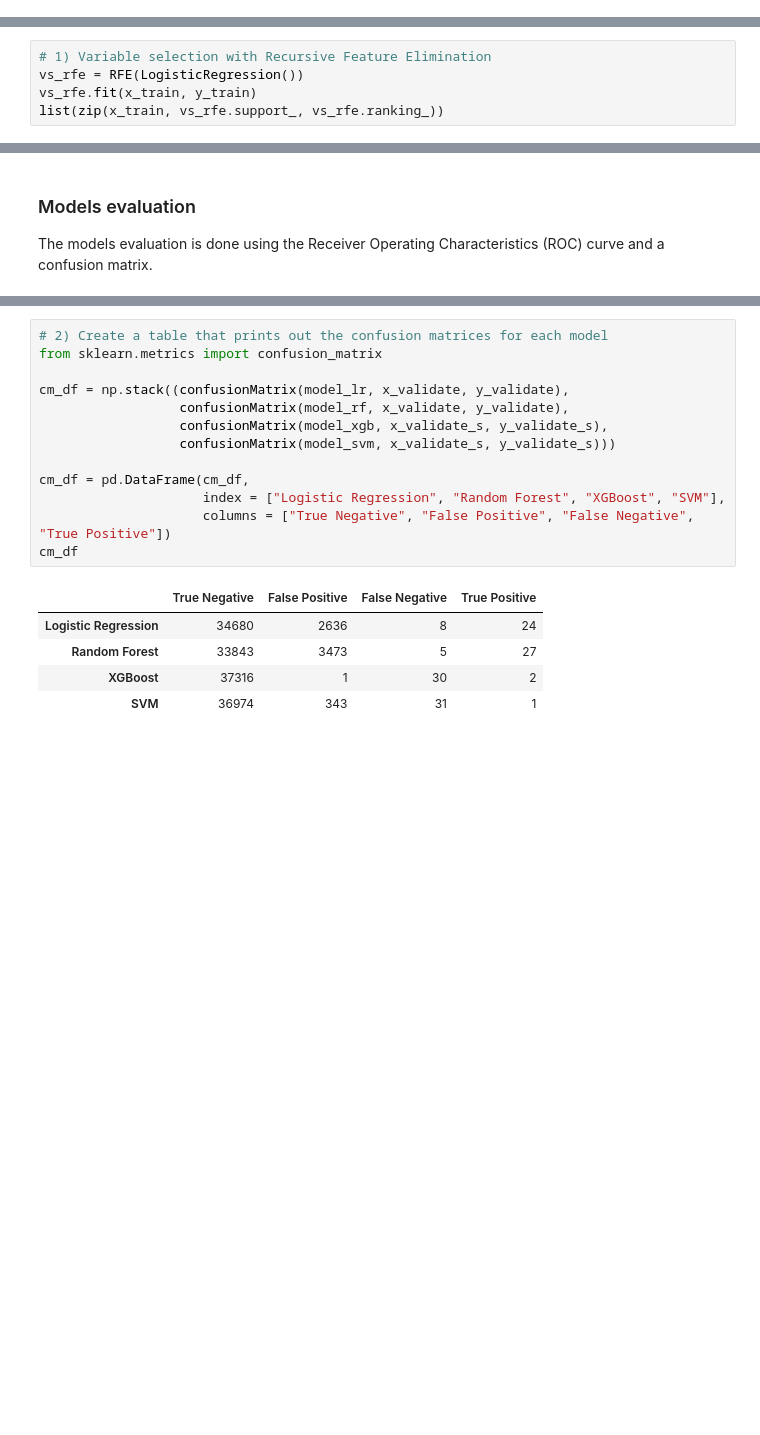
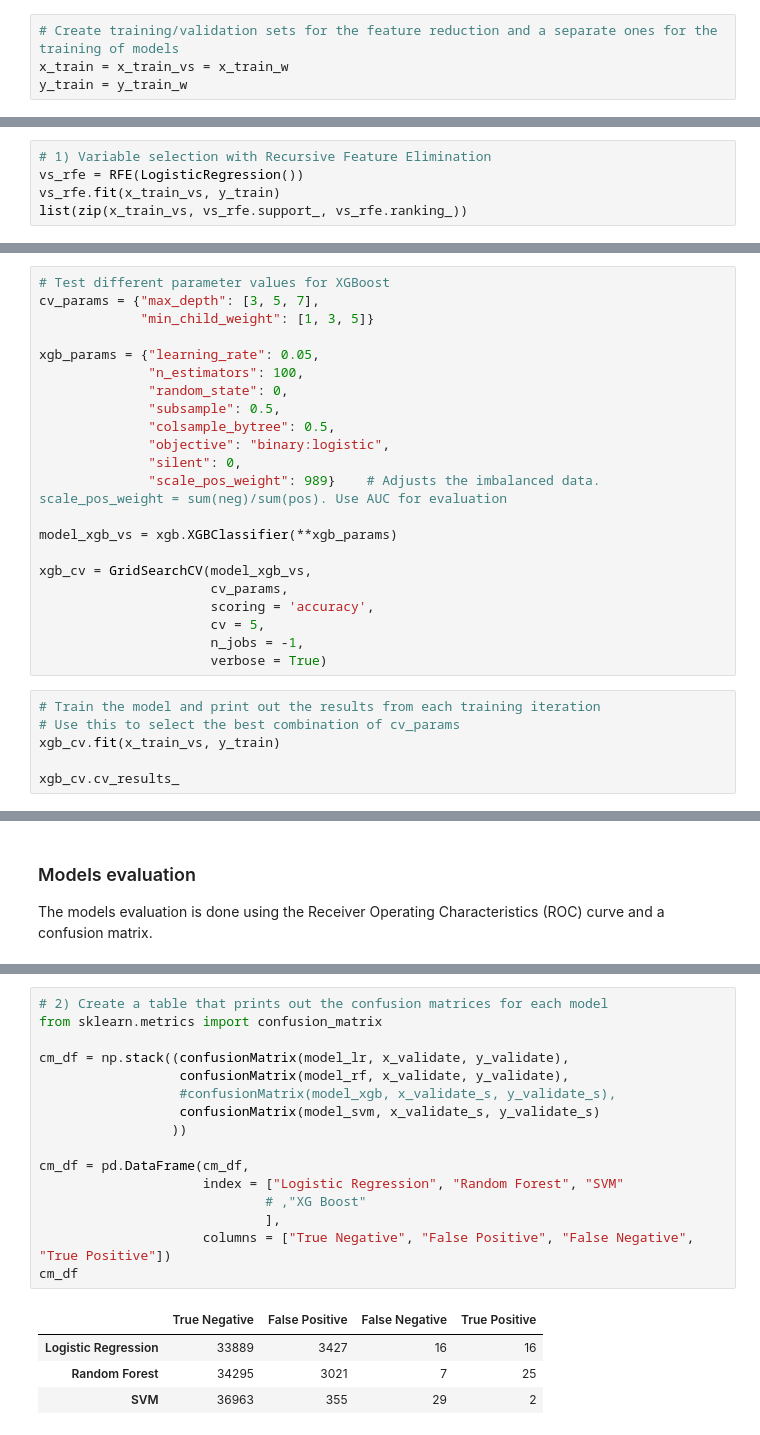
Before and after one commit to vatodorov/ImbalancedDataModels, a Jupyter notebook: ml_models_pipeline.ipynb, the cells around one changed output, grey strips where cells are left out. Drawn from its saved outputs; the diff is of its cells as text; blank space fills up the shorter version.

```diff
--- a/ml_models_pipeline.ipynb
+++ b/ml_models_pipeline.ipynb
@@ -519,9 +566,13 @@ x_train = x_train.drop(drop_col, axis = 1)
+# %%
+# Create training/validation sets for the feature reduction and a separate ones for the training of models
+x_train = x_train_vs = x_train_w
+y_train = y_train_w
 # %% [markdown]
 ### Variable selection
 The next step in the model development process is to find the features that are most predictive for the outcome. I'll use recursive feature elimination and Random Forest for finding the features that are important.
 # %%
 # 1) Variable selection with Recursive Feature Elimination
 vs_rfe = RFE(LogisticRegression())
-vs_rfe.fit(x_train, y_train)
-list(zip(x_train, vs_rfe.support_, vs_rfe.ranking_))
+vs_rfe.fit(x_train_vs, y_train)
+list(zip(x_train_vs, vs_rfe.support_, vs_rfe.ranking_))
 # %% [output]
@@ -630,0 +656,28 @@ graphviz.Source(dt_viz)
+# %%
+# Test different parameter values for XGBoost
+cv_params = {"max_depth": [3, 5, 7],
+             "min_child_weight": [1, 3, 5]}
+
+xgb_params = {"learning_rate": 0.05,
+              "n_estimators": 100,
+              "random_state": 0,
+              "subsample": 0.5,
+              "colsample_bytree": 0.5,
+              "objective": "binary:logistic",
+              "silent": 0,
+              "scale_pos_weight": 989}    # Adjusts the imbalanced data. scale_pos_weight = sum(neg)/sum(pos). Use AUC for evaluation
+
+model_xgb_vs = xgb.XGBClassifier(**xgb_params)
+
+xgb_cv = GridSearchCV(model_xgb_vs,
+                      cv_params,
+                      scoring = 'accuracy',
+                      cv = 5,
+                      n_jobs = -1,
+                      verbose = True)
+# %%
+# Train the model and print out the results from each training iteration
+# Use this to select the best combination of cv_params
+xgb_cv.fit(x_train_vs, y_train)
+
+xgb_cv.cv_results_
@@ -816,19 +934,21 @@ plt.legend(loc = "lower right")
 # %%
 # 2) Create a table that prints out the confusion matrices for each model
 from sklearn.metrics import confusion_matrix
 
 cm_df = np.stack((confusionMatrix(model_lr, x_validate, y_validate),
                   confusionMatrix(model_rf, x_validate, y_validate),
-                  confusionMatrix(model_xgb, x_validate_s, y_validate_s),
-                  confusionMatrix(model_svm, x_validate_s, y_validate_s)))
+                  #confusionMatrix(model_xgb, x_validate_s, y_validate_s),
+                  confusionMatrix(model_svm, x_validate_s, y_validate_s)
+                 ))
 
 cm_df = pd.DataFrame(cm_df,
-                     index = ["Logistic Regression", "Random Forest", "XGBoost", "SVM"],
+                     index = ["Logistic Regression", "Random Forest", "SVM"
+                             # ,"XG Boost"
+                             ],
                      columns = ["True Negative", "False Positive", "False Negative", "True Positive"])
 cm_df
 # %% [output]
 |  | True Negative | False Positive | False Negative | True Positive |
-| Logistic Regression | 34680 | 2636 | 8 | 24 |
-| Random Forest | 33843 | 3473 | 5 | 27 |
-| XGBoost | 37316 | 1 | 30 | 2 |
-| SVM | 36974 | 343 | 31 | 1 |
+| Logistic Regression | 33889 | 3427 | 16 | 16 |
+| Random Forest | 34295 | 3021 | 7 | 25 |
+| SVM | 36963 | 355 | 29 | 2 |
```
Also changed, not shown: parts of 44 cells of this notebook, 1 other file.
